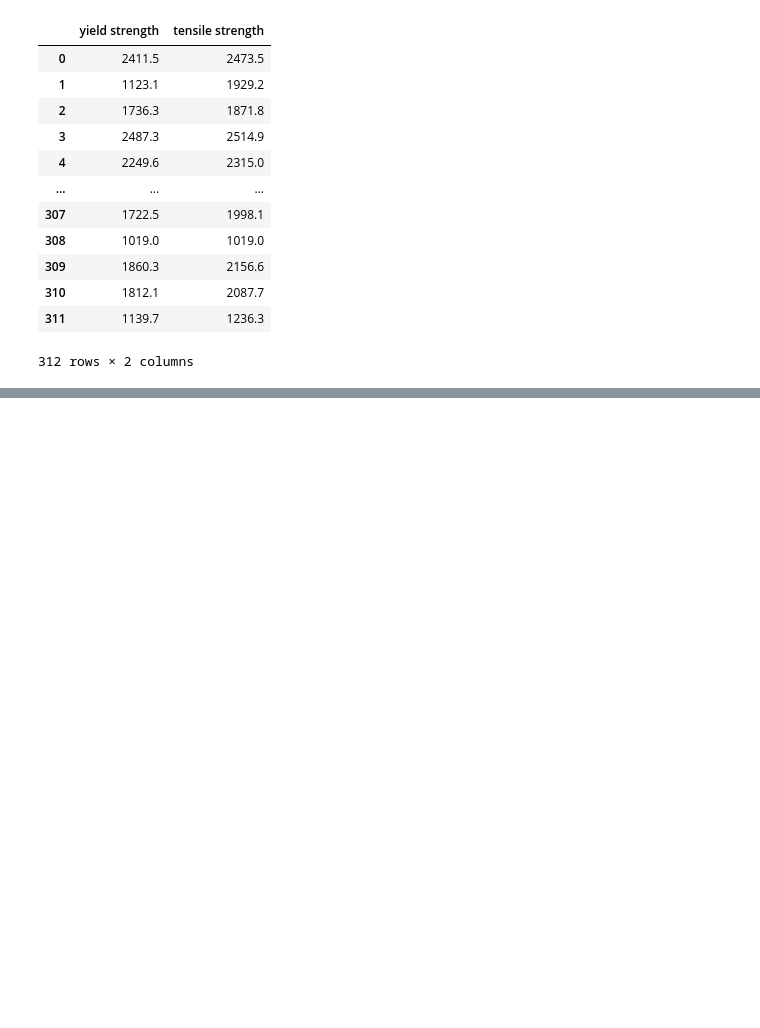
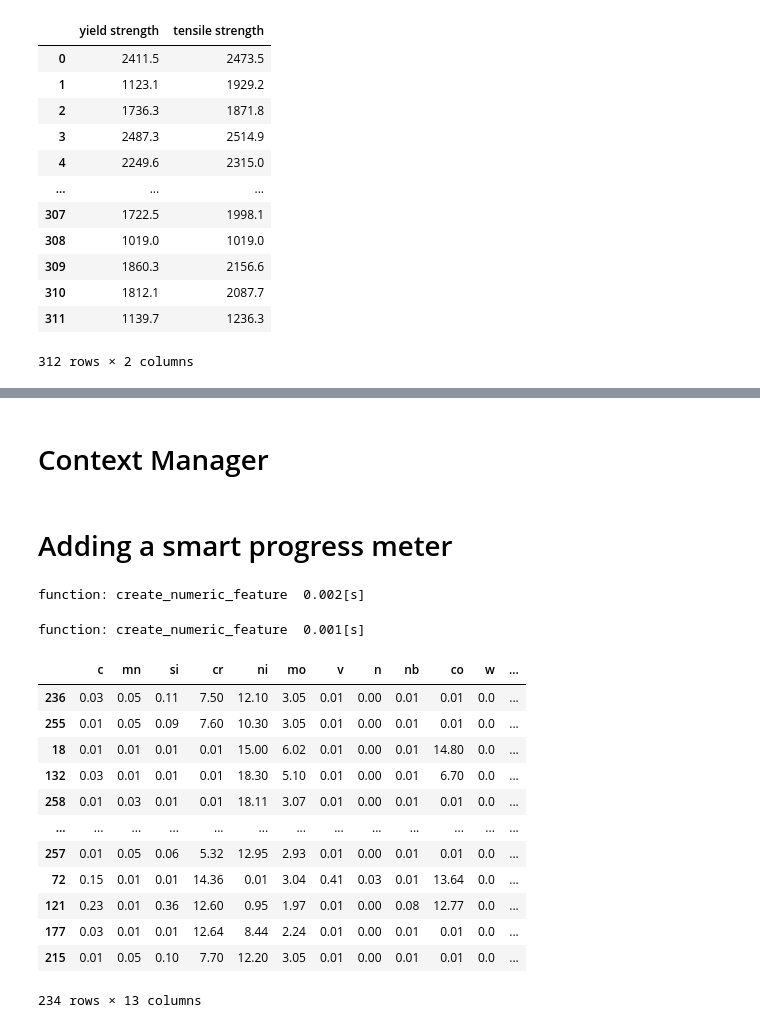
Before and after one commit to romerogroup/Notebooks_4SIAH, a Jupyter notebook: Machine_Learning/Chapter_8_Machine_Learning_Steel_Case.ipynb, the cells around one changed output, grey strips where cells are left out. Drawn from its saved outputs; the diff is of its cells as text; code cells hidden in the pictures; blank space fills up the shorter version.

```diff
--- a/Machine_Learning/Chapter_8_Machine_Learning_Steel_Case.ipynb
+++ b/Machine_Learning/Chapter_8_Machine_Learning_Steel_Case.ipynb
@@ -305,0 +356,9 @@ dfY
+# %%
+M=list(range(m))
+random.seed(2021)
+random.shuffle(M)
+# %%
+trainX=dfX.iloc[M[0:(m//4)*3]]
+trainY=dfY.iloc[M[0:(m//4)*3]]
+testX=dfX.iloc[M[(m//4)*3:]]
+testY=dfY.iloc[M[(m//4)*3:]]
@@ -305,0 +371,2 @@ dfY
+# %% [markdown]
+# Context Manager
@@ -305,0 +409,43 @@ dfY
+# %% [markdown]
+# Adding a smart progress meter
+# %%
+from tqdm import tqdm
+
+def to_feature(input_df):
+
+    processors = [
+        create_numeric_feature,
+    ]
+
+    out_df = pd.DataFrame()
+
+    for func in tqdm(processors, total=len(processors)):
+        with Timer(prefix='function: ' + func.__name__ + ' '):
+            _df = func(input_df)
+
+        assert len(_df) == len(input_df), func.__name__
+        out_df = pd.concat([out_df, _df], axis=1)
+
+    return out_df
+# %%
+train_feat_df = to_feature(trainX)
+test_feat_df = to_feature(testX)
+# %% [output]
+function: create_numeric_feature  0.002[s]
+function: create_numeric_feature  0.001[s]
+# %%
+train_feat_df
+# %% [output]
+|  | c | mn | si | cr | ni | mo | v | n | nb | co | w | ... |
+| 236 | 0.03 | 0.05 | 0.11 | 7.50 | 12.10 | 3.05 | 0.01 | 0.00 | 0.01 | 0.01 | 0.0 | ... |
+| 255 | 0.01 | 0.05 | 0.09 | 7.60 | 10.30 | 3.05 | 0.01 | 0.00 | 0.01 | 0.01 | 0.0 | ... |
+| 18 | 0.01 | 0.01 | 0.01 | 0.01 | 15.00 | 6.02 | 0.01 | 0.00 | 0.01 | 14.80 | 0.0 | ... |
+| 132 | 0.03 | 0.01 | 0.01 | 0.01 | 18.30 | 5.10 | 0.01 | 0.00 | 0.01 | 6.70 | 0.0 | ... |
+| 258 | 0.01 | 0.03 | 0.01 | 0.01 | 18.11 | 3.07 | 0.01 | 0.00 | 0.01 | 0.01 | 0.0 | ... |
+| ... | ... | ... | ... | ... | ... | ... | ... | ... | ... | ... | ... | ... |
+| 257 | 0.01 | 0.05 | 0.06 | 5.32 | 12.95 | 2.93 | 0.01 | 0.00 | 0.01 | 0.01 | 0.0 | ... |
+| 72 | 0.15 | 0.01 | 0.01 | 14.36 | 0.01 | 3.04 | 0.41 | 0.03 | 0.01 | 13.64 | 0.0 | ... |
+| 121 | 0.23 | 0.01 | 0.36 | 12.60 | 0.95 | 1.97 | 0.01 | 0.00 | 0.08 | 12.77 | 0.0 | ... |
+| 177 | 0.03 | 0.01 | 0.01 | 12.64 | 8.44 | 2.24 | 0.01 | 0.00 | 0.01 | 0.01 | 0.0 | ... |
+| 215 | 0.01 | 0.05 | 0.10 | 7.70 | 12.20 | 3.05 | 0.01 | 0.00 | 0.01 | 0.01 | 0.0 | ... |
+234 rows × 13 columns
```
Also changed, not shown: parts of 16 cells of this notebook, 17 other files.
